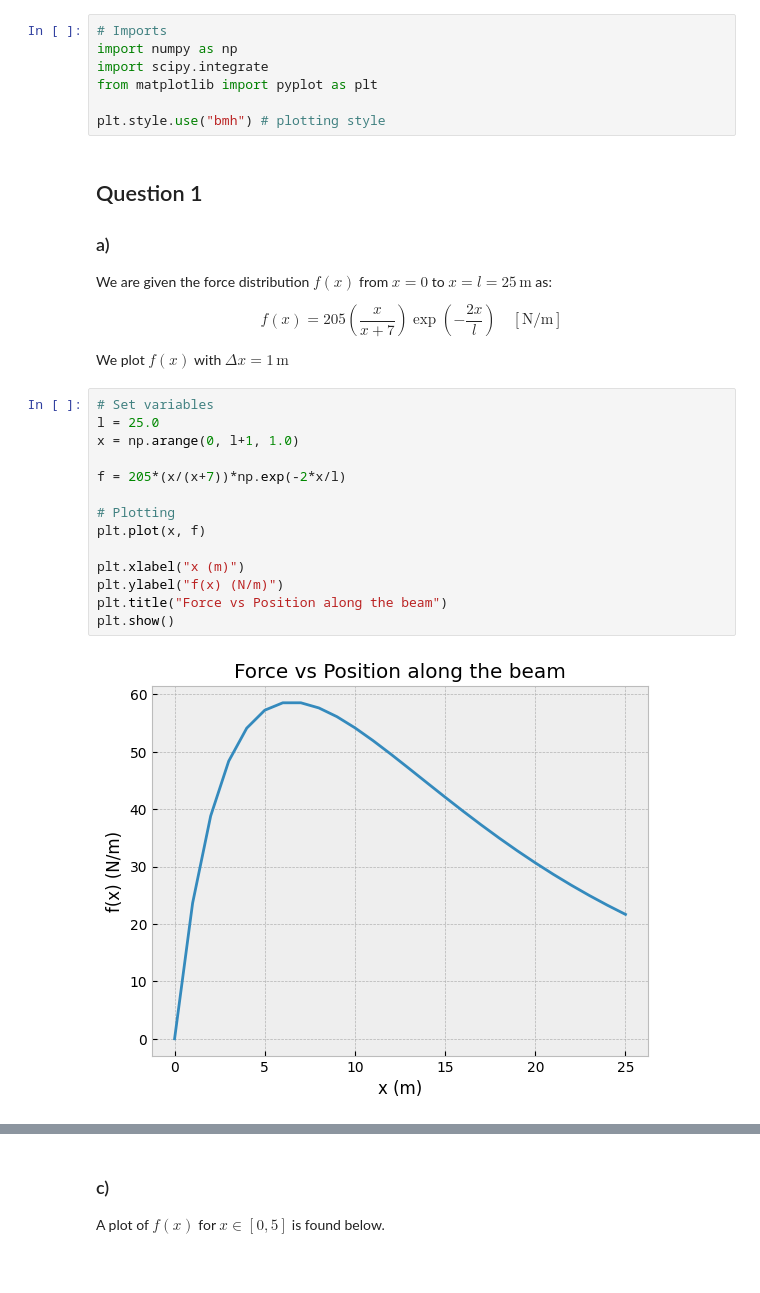
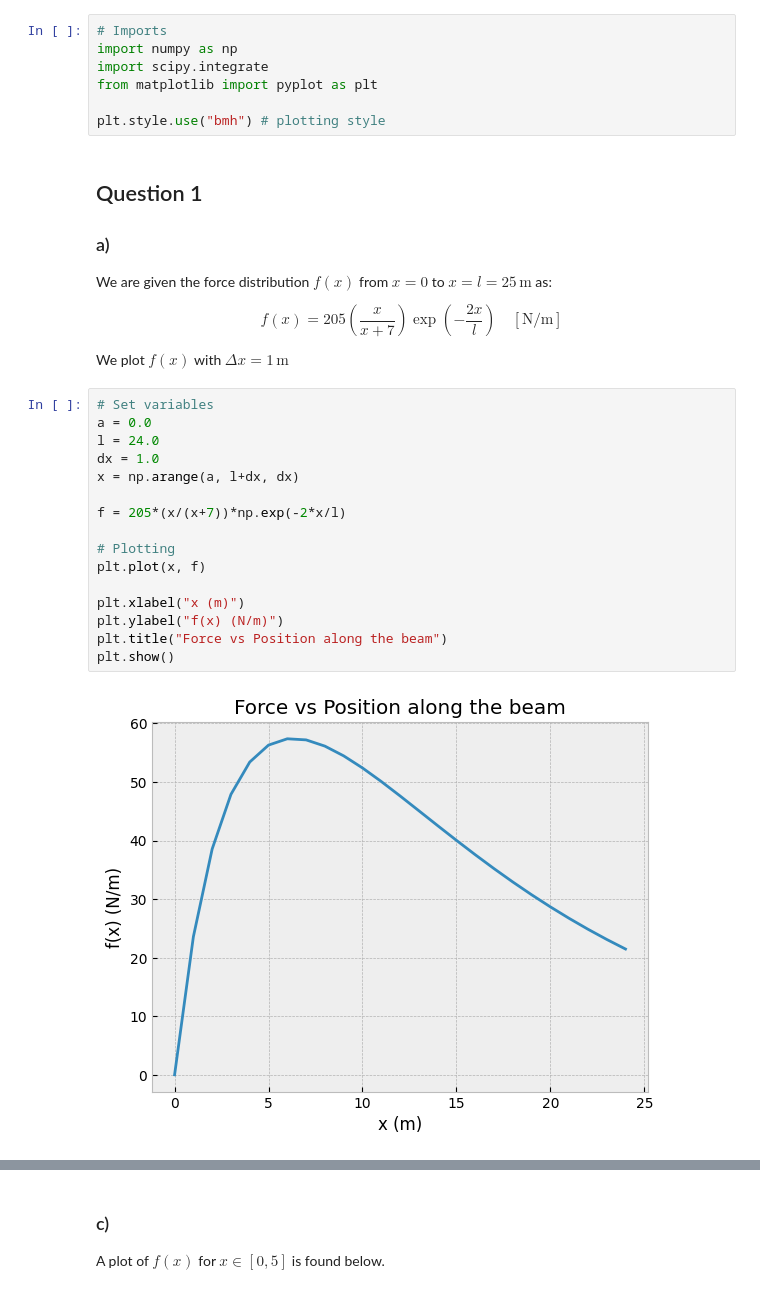
Before and after one commit to imported-canuck/MECH-309, a Jupyter notebook: Assignment 1.ipynb, the cells around one changed output, grey strips where cells are left out. Saved outputs shown, nothing was run; the diff lists cells and outputs as text.

```diff
--- a/Assignment 1.ipynb
+++ b/Assignment 1.ipynb
@@ -20,25 +20,28 @@ We are given the force distribution $f(x)$ from $x=0$ to $x=l=25\, \mathrm{m}$ a
 
 \begin{equation}
 f(x) = 205\left(\frac{x}{x+7}\right)\exp\!\left(-\frac{2x}{l}\right)\quad\mathrm{[N/m]}
+\tag{1}
 \end{equation}
 
 We plot $f(x)$ with $\Delta x = 1\, \mathrm{m}$
 # %%
 # Set variables
-l = 25.0
-x = np.arange(0, l+1, 1.0)
+a = 0.0
+l = 24.0
+dx = 1.0
+x = np.arange(a, l+dx, dx)
 
 f = 205*(x/(x+7))*np.exp(-2*x/l)
 
 # Plotting
 plt.plot(x, f)
 
 plt.xlabel("x (m)")
 plt.ylabel("f(x) (N/m)")
 plt.title("Force vs Position along the beam")
 plt.show()
 # %% [output]
-[figure, old version]
+[figure, new version]
 # %% [markdown]
 ### b)
 
```
Also changed, not shown: parts of 5 cells of this notebook, 1 other file.
